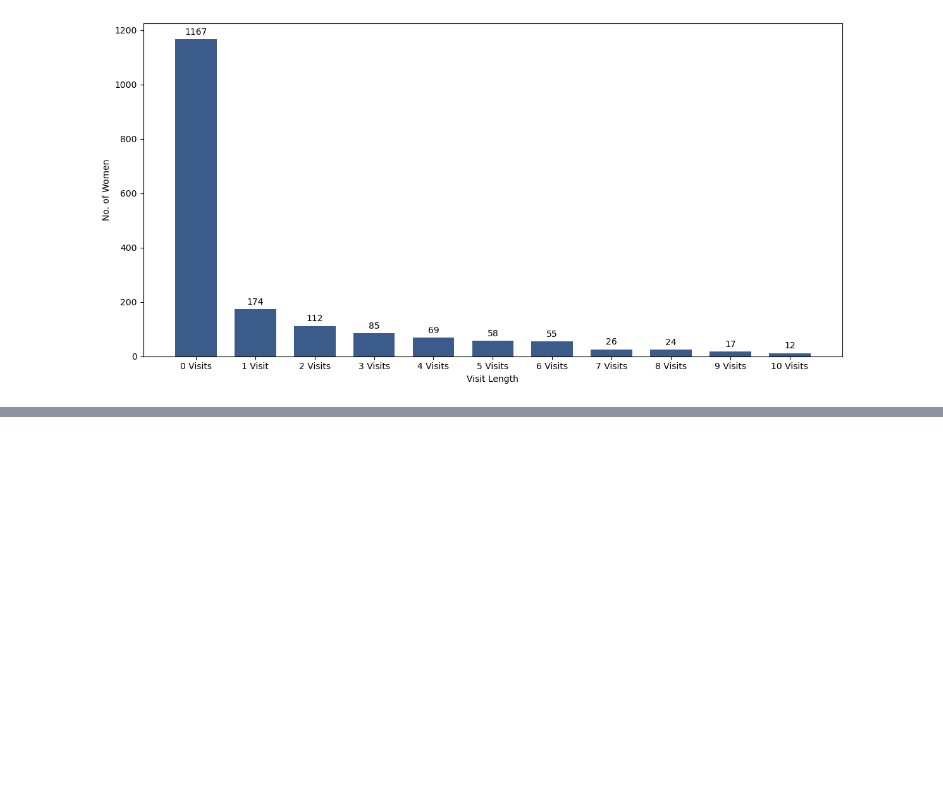
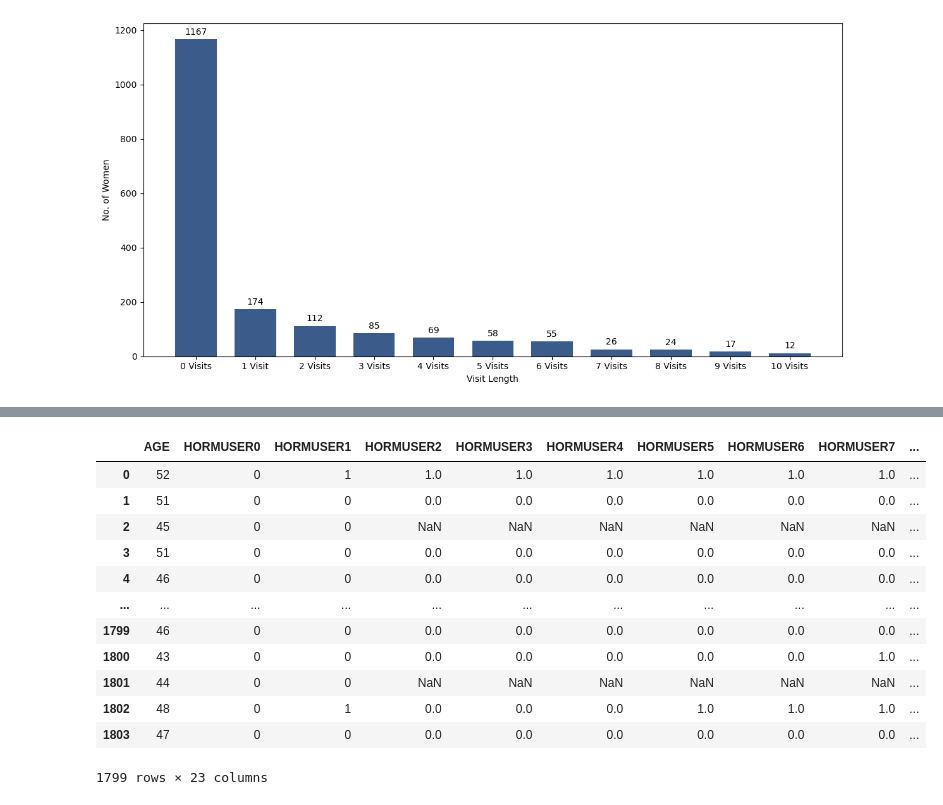
Before and after one commit to c6shi/hormone-use-bmd, a Jupyter notebook: tlfs.ipynb, the cells around one changed output, grey strips where cells are left out. Cells and saved outputs as stored; diff of their text form; code cells hidden in the pictures; blank space fills up the shorter version.

```diff
--- a/tlfs.ipynb
+++ b/tlfs.ipynb
@@ -143,0 +179,18 @@ plt.show()
+# %%
+# age of women when they start MHT and wrt to menopausal status
+status_cols = ["STATUS" + str(i) for i in range(0, 11)]
+data_no_null_hormuser[["AGE"] + hormuser + status_cols]
+# %% [output]
+|  | AGE | HORMUSER0 | HORMUSER1 | HORMUSER2 | HORMUSER3 | HORMUSER4 | HORMUSER5 | HORMUSER6 | HORMUSER7 | ... |
+| 0 | 52 | 0 | 1 | 1.0 | 1.0 | 1.0 | 1.0 | 1.0 | 1.0 | ... |
+| 1 | 51 | 0 | 0 | 0.0 | 0.0 | 0.0 | 0.0 | 0.0 | 0.0 | ... |
+| 2 | 45 | 0 | 0 | NaN | NaN | NaN | NaN | NaN | NaN | ... |
+| 3 | 51 | 0 | 0 | 0.0 | 0.0 | 0.0 | 0.0 | 0.0 | 0.0 | ... |
+| 4 | 46 | 0 | 0 | 0.0 | 0.0 | 0.0 | 0.0 | 0.0 | 0.0 | ... |
+| ... | ... | ... | ... | ... | ... | ... | ... | ... | ... | ... |
+| 1799 | 46 | 0 | 0 | 0.0 | 0.0 | 0.0 | 0.0 | 0.0 | 0.0 | ... |
+| 1800 | 43 | 0 | 0 | 0.0 | 0.0 | 0.0 | 0.0 | 0.0 | 1.0 | ... |
+| 1801 | 44 | 0 | 0 | NaN | NaN | NaN | NaN | NaN | NaN | ... |
+| 1802 | 48 | 0 | 1 | 0.0 | 0.0 | 0.0 | 1.0 | 1.0 | 1.0 | ... |
+| 1803 | 47 | 0 | 0 | 0.0 | 0.0 | 0.0 | 0.0 | 0.0 | 0.0 | ... |
+1799 rows × 23 columns
```
Also changed, not shown: parts of 5 cells of this notebook, 20 other files.
